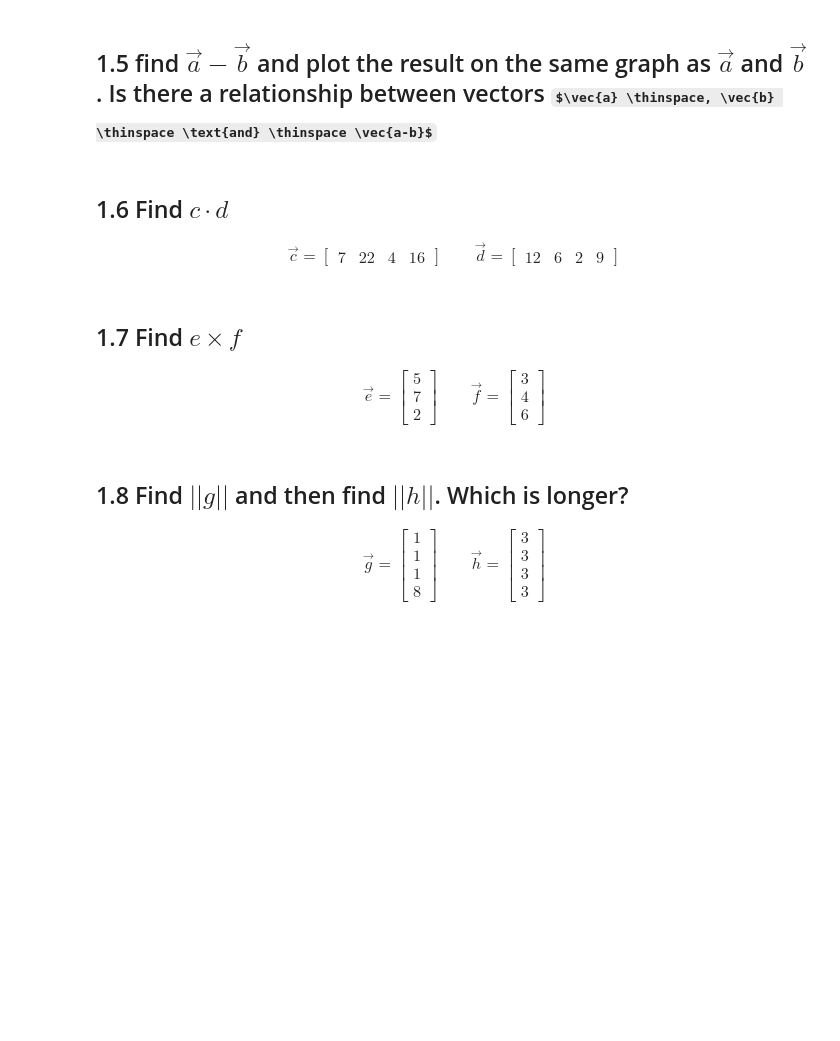
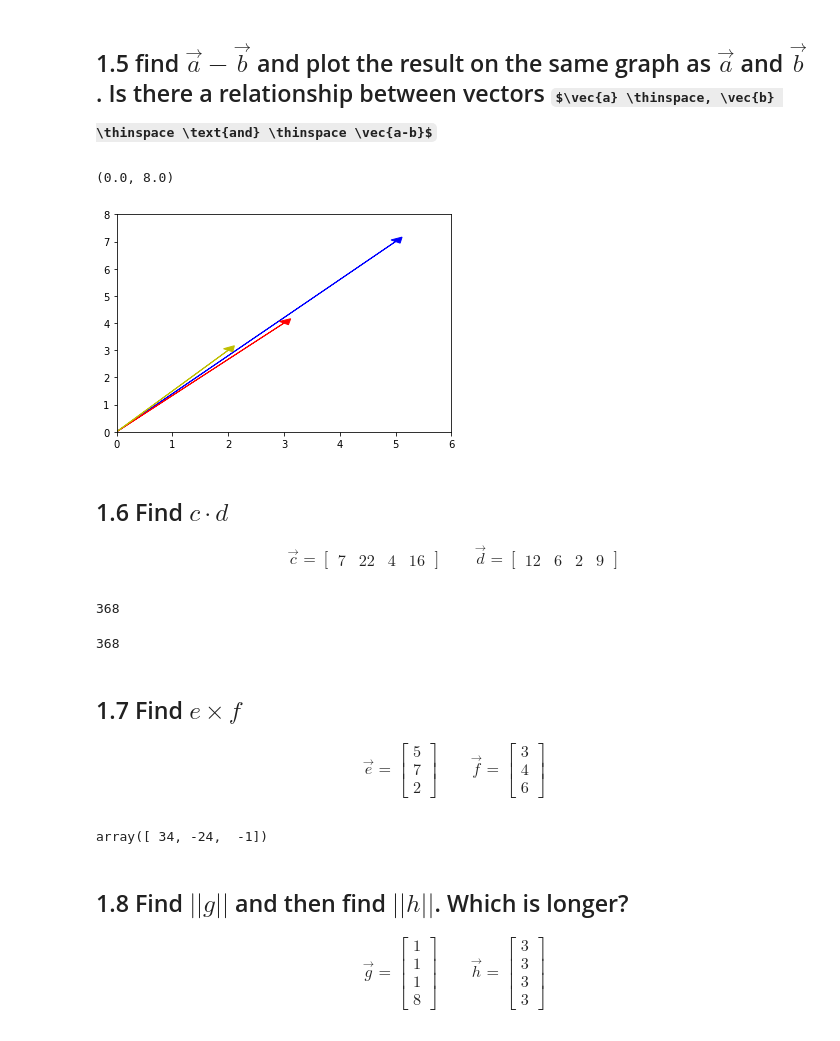
Before and after one commit to Shawn2776/Build_sample, a Jupyter notebook: module1-vectors-and-matrices/Shawn_Harrington_LS_DS20_131_Vectors_and_Matrices_Assignment.ipynb, the cells around one changed output. Saved outputs shown, nothing was run; the diff lists cells and outputs as text; code cells hidden in the pictures; some formulas as TeX source; blank space fills up the shorter version.

```diff
--- a/module1-vectors-and-matrices/Shawn_Harrington_LS_DS20_131_Vectors_and_Matrices_Assignment.ipynb
+++ b/module1-vectors-and-matrices/Shawn_Harrington_LS_DS20_131_Vectors_and_Matrices_Assignment.ipynb
@@ -71,5 +87,20 @@ print(pi)
 # %% [markdown]
 ## 1.5 find $\vec{a} - \vec{b}$ and plot the result on the same graph as $\vec{a}$ and $\vec{b}$. Is there a relationship between vectors $\vec{a} \thinspace, \vec{b} \thinspace \text{and} \thinspace \vec{a-b}$
+# %%
+a = np.array([5,7])
+b = np.array([3,4])
+c = a - b
+
+plt.arrow(0,0,a[0],a[1], head_width=.2, head_length=.2, color='b')
+plt.arrow(0,0,b[0],b[1], head_width=.2, head_length=.2, color='r')
+plt.arrow(0,0,c[0],c[1], head_width=.2, head_length=.2, color='y')
+
+
+plt.xlim(0, 6)
+plt.ylim(0,8)
+# %% [output]
+(0.0, 8.0)
+[figure, added]
 # %% [markdown]
 ## 1.6 Find $c \cdot d$
 
@@ -78,6 +109,19 @@ print(pi)
 \qquad
 \vec{d} = \begin{bmatrix}12 & 6 & 2 & 9\end{bmatrix}
 \end{align}
+# %%
+c = np.array([7, 22, 4, 16])
+d = np.array([12, 6, 2, 9])
+
+c_dot_d = (c*d).sum()
+
+c_dot_d
+# %% [output]
+368
+# %%
+np.vdot(c, d )
+# %% [output]
+368
 # %% [markdown]
 ##  1.7 Find $e \times f$
 
@@ -86,3 +130,12 @@ print(pi)
 \qquad
 \vec{f} = \begin{bmatrix} 3 \\4 \\ 6 \end{bmatrix}
 \end{align}
+# %%
+e = np.array([5, 7, 2])
+f = np.array([3, 4, 6])
+
+e_cross_f = np.cross(e,f)
+
+e_cross_f
+# %% [output]
+array([ 34, -24,  -1])
```
Also changed, not shown: parts of 24 cells of this notebook.
